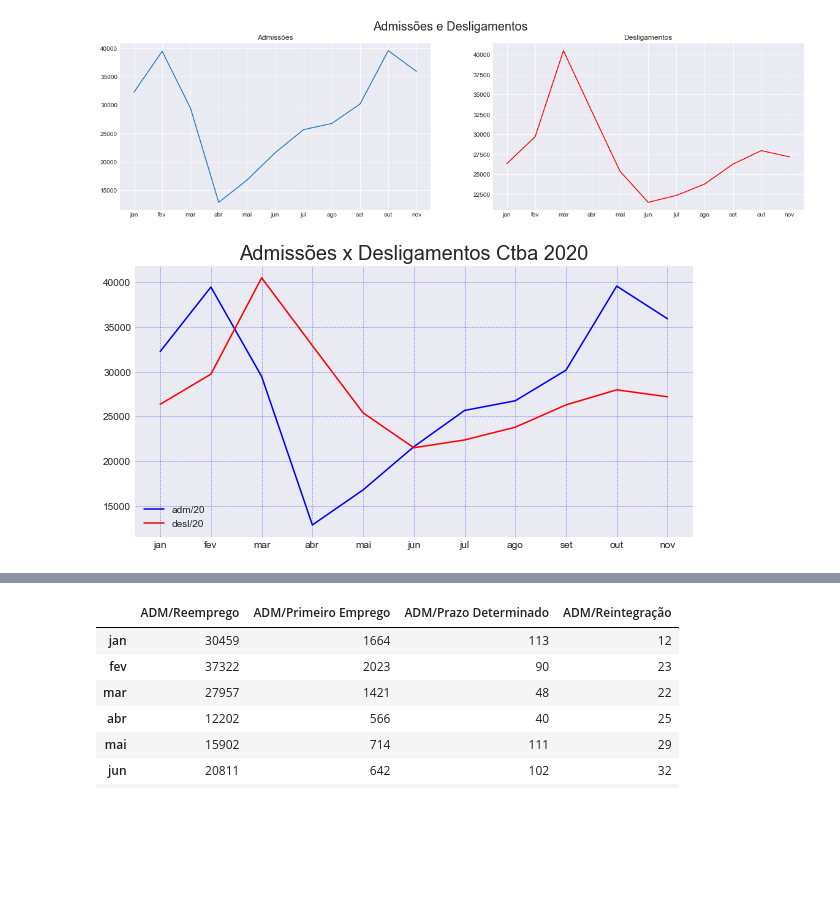
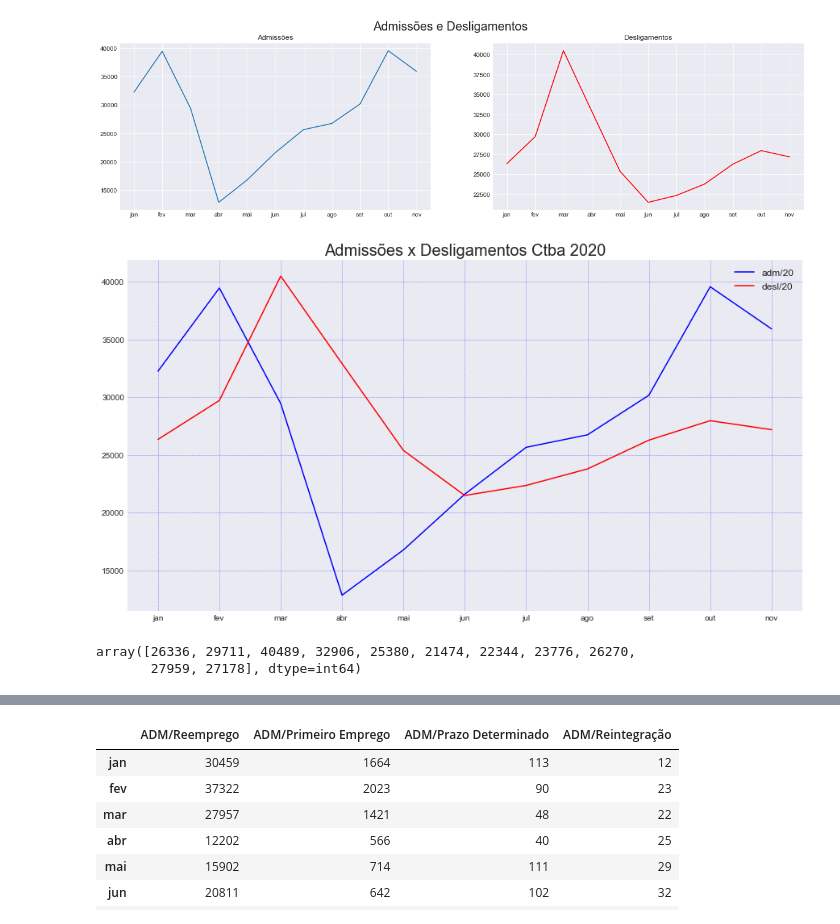
Before and after one commit to emariot/CAGED-CWB, a Jupyter notebook: Novo Caged.ipynb, the cells around one changed output, grey strips where cells are left out. Cells and saved outputs as stored; diff of their text form; code cells hidden in the pictures; blank space fills up the shorter version.

```diff
--- a/Novo Caged.ipynb
+++ b/Novo Caged.ipynb
@@ -160,4 +160,5 @@ for i in range(len(data)):
     d = data[i][data[i]['descricao'].str.contains('ADM', regex=False)].shape[0]
     adm.append(d)
 # %%
-adm = pd.DataFrame(adm, index=mon)
+adm = pd.DataFrame(adm, index=mon, columns=['admissoes'])
+adm
@@ -179,4 +193,5 @@ des
 # %% [output]
 [26336, 29711, 40489, 32906, 25380, 21474, 22344, 23776, 26270, 27959, 27178]
 # %%
-des = pd.DataFrame(des, index=mon)
+des = pd.DataFrame(des, index=mon, columns=['desligamentos'])
+des
@@ -207,13 +235,19 @@ with plt.style.context('seaborn-darkgrid'):
 [figure]
 # %%
 with plt.style.context('seaborn-darkgrid'):
-    fig, ax = plt.subplots(figsize=(10,5))
+    fig, ax = plt.subplots(figsize=(15,8))
     ax.plot(adm, color="b")
     ax.plot(des, color="r")
     ax.set_title("Admissões x Desligamentos Ctba 2020", fontsize=20)
     ax.grid(color = 'b', alpha = 0.5, linestyle = 'dashed', linewidth = 0.5)
-    plt.legend(('adm/20', 'desl/20'))
+    plt.legend(('adm/20', 'desl/20'), fontsize=12)
     #plt.rcParams['figure.figsize'] = (8,5)
     plt.show();
 # %% [output]
-[figure, old version]
+[figure, new version]
+# %%
+adm_des = adm.join(des)
+adm_des.desligamentos.values
+# %% [output]
+array([26336, 29711, 40489, 32906, 25380, 21474, 22344, 23776, 26270,
+       27959, 27178], dtype=int64)
```
Also changed, not shown: parts of 23 cells of this notebook.
